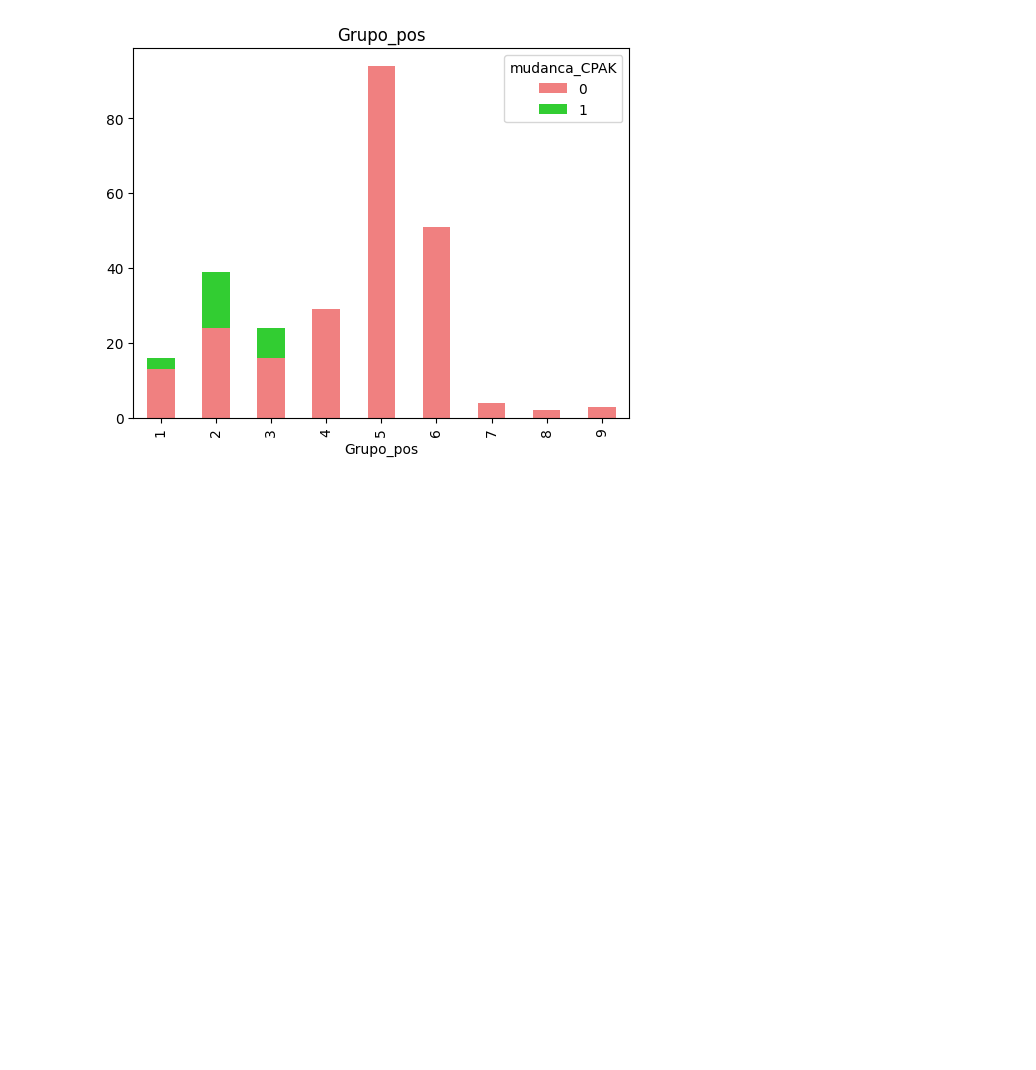
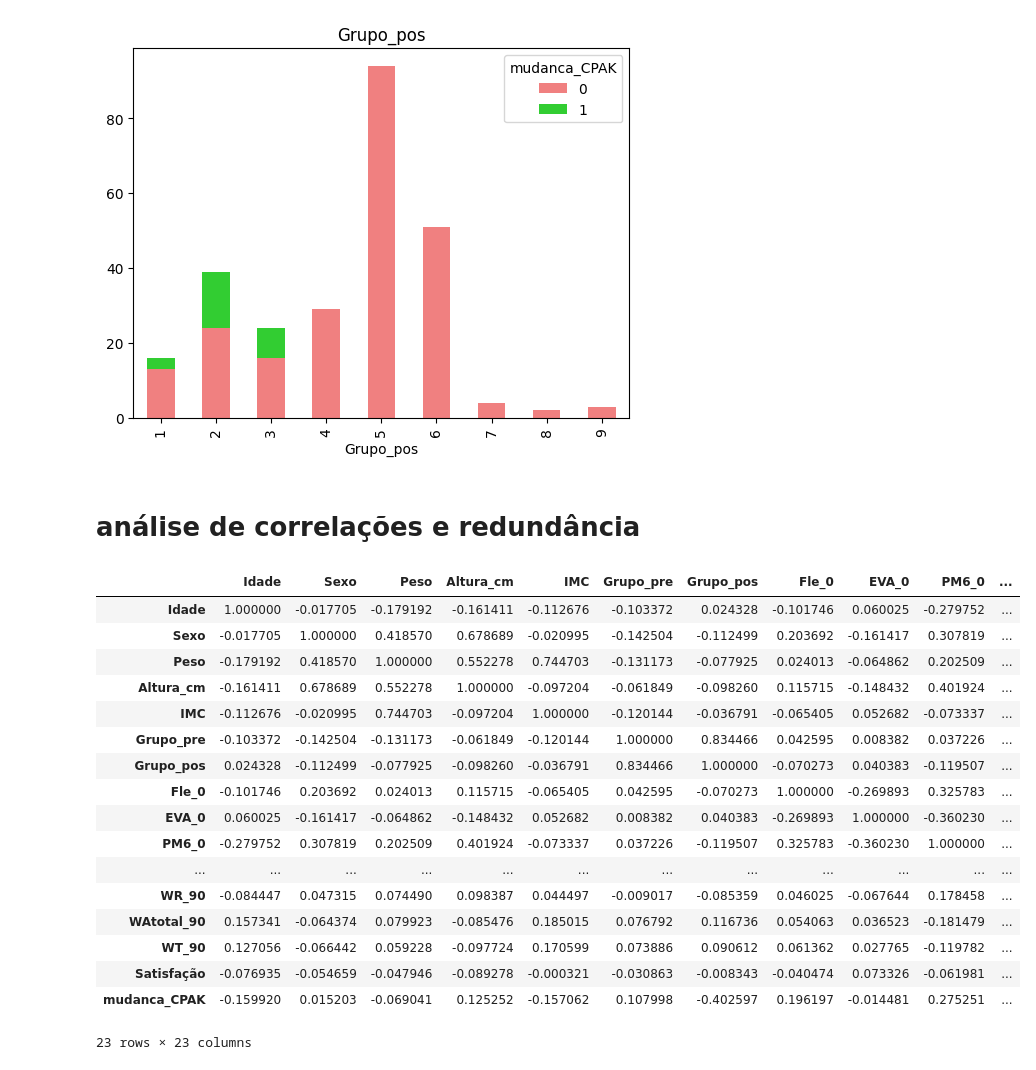
Before and after one commit to efigueira-hds/ML_Projeto_Final, a Jupyter notebook: EDA.ipynb, the cells around one changed output. Drawn from its saved outputs; the diff is of its cells as text; code cells hidden in the pictures; blank space fills up the shorter version.

```diff
--- a/EDA.ipynb
+++ b/EDA.ipynb
@@ -375,3 +446,27 @@ for var in var_categoricas:
 [figure]
 [figure]
 [figure]
+# %% [markdown]
+# análise de correlações e redundância
+# %%
+#analise de correlação entre as variaveis numéricas e target
+ortho_eda.corr(method = 'spearman')
+# %% [output]
+|  | Idade | Sexo | Peso | Altura_cm | IMC | Grupo_pre | Grupo_pos | Fle_0 | EVA_0 | PM6_0 | ... |
+| Idade | 1.000000 | -0.017705 | -0.179192 | -0.161411 | -0.112676 | -0.103372 | 0.024328 | -0.101746 | 0.060025 | -0.279752 | ... |
+| Sexo | -0.017705 | 1.000000 | 0.418570 | 0.678689 | -0.020995 | -0.142504 | -0.112499 | 0.203692 | -0.161417 | 0.307819 | ... |
+| Peso | -0.179192 | 0.418570 | 1.000000 | 0.552278 | 0.744703 | -0.131173 | -0.077925 | 0.024013 | -0.064862 | 0.202509 | ... |
+| Altura_cm | -0.161411 | 0.678689 | 0.552278 | 1.000000 | -0.097204 | -0.061849 | -0.098260 | 0.115715 | -0.148432 | 0.401924 | ... |
+| IMC | -0.112676 | -0.020995 | 0.744703 | -0.097204 | 1.000000 | -0.120144 | -0.036791 | -0.065405 | 0.052682 | -0.073337 | ... |
+| Grupo_pre | -0.103372 | -0.142504 | -0.131173 | -0.061849 | -0.120144 | 1.000000 | 0.834466 | 0.042595 | 0.008382 | 0.037226 | ... |
+| Grupo_pos | 0.024328 | -0.112499 | -0.077925 | -0.098260 | -0.036791 | 0.834466 | 1.000000 | -0.070273 | 0.040383 | -0.119507 | ... |
+| Fle_0 | -0.101746 | 0.203692 | 0.024013 | 0.115715 | -0.065405 | 0.042595 | -0.070273 | 1.000000 | -0.269893 | 0.325783 | ... |
+| EVA_0 | 0.060025 | -0.161417 | -0.064862 | -0.148432 | 0.052682 | 0.008382 | 0.040383 | -0.269893 | 1.000000 | -0.360230 | ... |
+| PM6_0 | -0.279752 | 0.307819 | 0.202509 | 0.401924 | -0.073337 | 0.037226 | -0.119507 | 0.325783 | -0.360230 | 1.000000 | ... |
+| ... | ... | ... | ... | ... | ... | ... | ... | ... | ... | ... | ... |
+| WR_90 | -0.084447 | 0.047315 | 0.074490 | 0.098387 | 0.044497 | -0.009017 | -0.085359 | 0.046025 | -0.067644 | 0.178458 | ... |
+| WAtotal_90 | 0.157341 | -0.064374 | 0.079923 | -0.085476 | 0.185015 | 0.076792 | 0.116736 | 0.054063 | 0.036523 | -0.181479 | ... |
+| WT_90 | 0.127056 | -0.066442 | 0.059228 | -0.097724 | 0.170599 | 0.073886 | 0.090612 | 0.061362 | 0.027765 | -0.119782 | ... |
+| Satisfação | -0.076935 | -0.054659 | -0.047946 | -0.089278 | -0.000321 | -0.030863 | -0.008343 | -0.040474 | 0.073326 | -0.061981 | ... |
+| mudanca_CPAK | -0.159920 | 0.015203 | -0.069041 | 0.125252 | -0.157062 | 0.107998 | -0.402597 | 0.196197 | -0.014481 | 0.275251 | ... |
+23 rows × 23 columns
```
Also changed, not shown: parts of 7 cells of this notebook.
